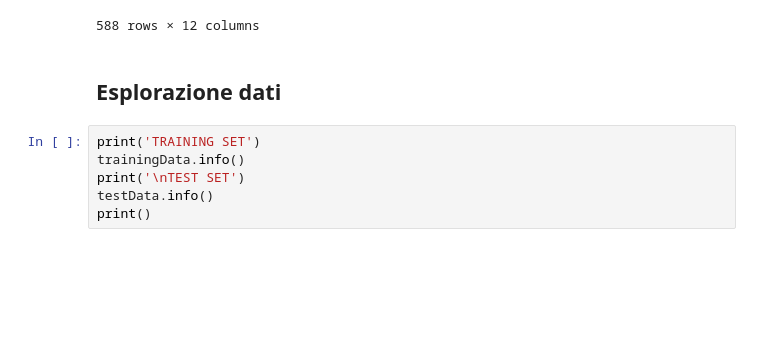
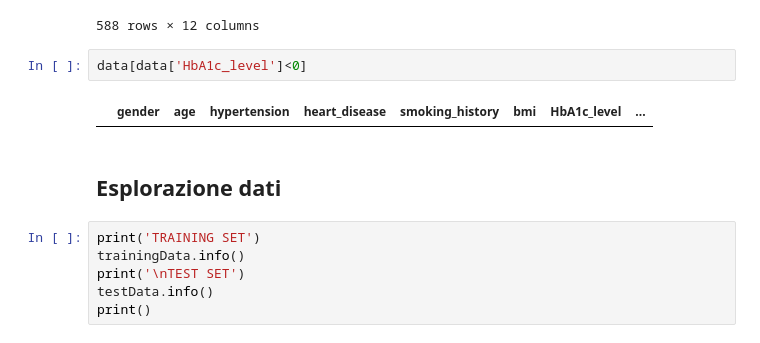
Before and after one commit to MaddalenaGhiotti/BusinessIntelligenceProject, a Jupyter notebook: Maddalena/EsplorazioneDati.ipynb, the cells around one changed output. Saved outputs shown, nothing was run; the diff lists cells and outputs as text; blank space fills up the shorter version.

```diff
--- a/Maddalena/EsplorazioneDati.ipynb
+++ b/Maddalena/EsplorazioneDati.ipynb
@@ -57,6 +57,10 @@ display(data)
 | 586 | Female | 27.000000 | 0 | 0 | No Info | 27.320000 | 6.000000 | ... |
 | 587 | Male | 80.000000 | 0 | 0 | ever | 17.350000 | 3.500000 | ... |
 588 rows × 12 columns
+# %%
+data[data['HbA1c_level']<0]
+# %% [output]
+|  | gender | age | hypertension | heart_disease | smoking_history | bmi | HbA1c_level | ... |
 # %% [markdown]
 ## Esplorazione dati
 # %%
```
Also changed, not shown: parts of 4 cells of this notebook.
